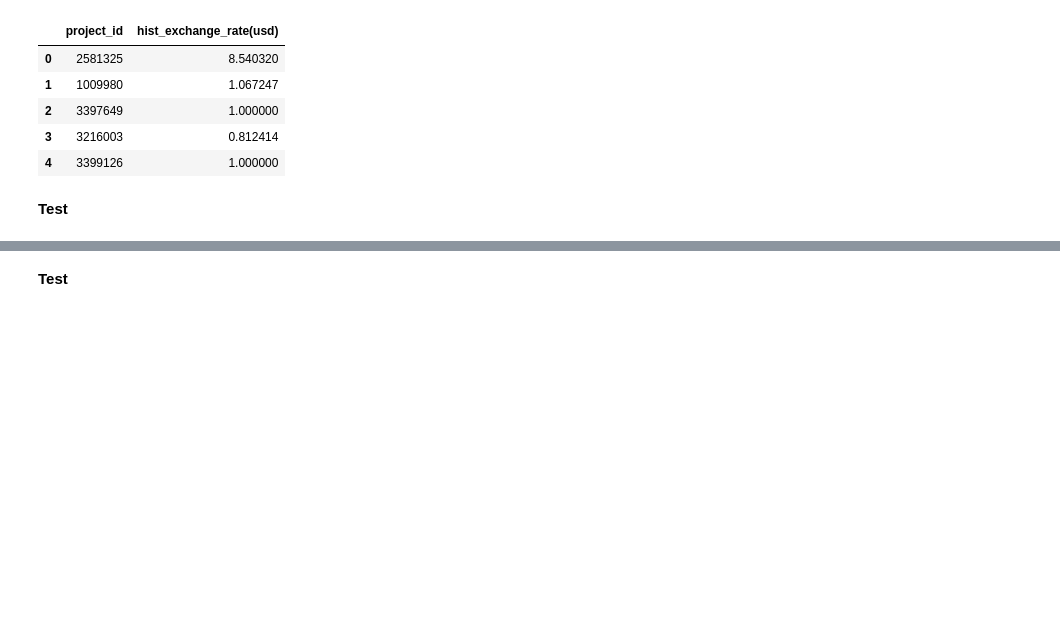
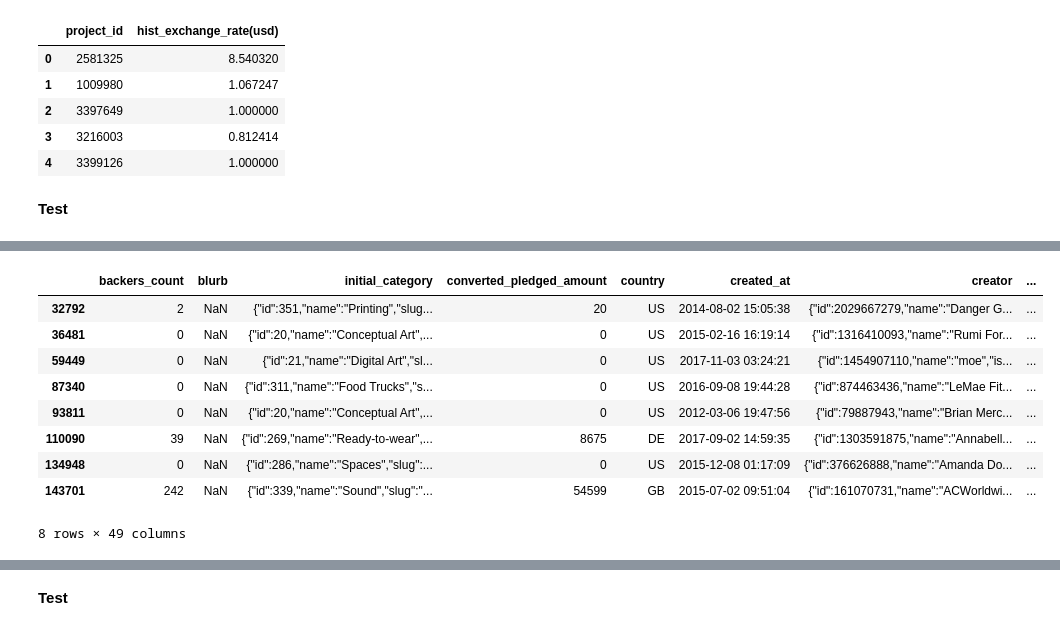
Before and after one commit to faymarie/crowdfunding-analysis, a Jupyter notebook: crowdfunding-analysis.ipynb, the cells around one changed output, grey strips where cells are left out. Saved outputs shown, nothing was run; the diff lists cells and outputs as text; code cells hidden in the pictures; blank space fills up the shorter version.

```diff
--- a/crowdfunding-analysis.ipynb
+++ b/crowdfunding-analysis.ipynb
@@ -1272,0 +1235,13 @@ kickstarter_clean[['country','state','city', 'displ_loc', 'location', 'url']]
+# %%
+kickstarter_clean[kickstarter_clean.blurb.isna()]
+# %% [output]
+|  | backers_count | blurb | initial_category | converted_pledged_amount | country | created_at | creator | ... |
+| 32792 | 2 | NaN | {"id":351,"name":"Printing","slug... | 20 | US | 2014-08-02 15:05:38 | {"id":2029667279,"name":"Danger G... | ... |
+| 36481 | 0 | NaN | {"id":20,"name":"Conceptual Art",... | 0 | US | 2015-02-16 16:19:14 | {"id":1316410093,"name":"Rumi For... | ... |
+| 59449 | 0 | NaN | {"id":21,"name":"Digital Art","sl... | 0 | US | 2017-11-03 03:24:21 | {"id":1454907110,"name":"moe","is... | ... |
+| 87340 | 0 | NaN | {"id":311,"name":"Food Trucks","s... | 0 | US | 2016-09-08 19:44:28 | {"id":874463436,"name":"LeMae Fit... | ... |
+| 93811 | 0 | NaN | {"id":20,"name":"Conceptual Art",... | 0 | US | 2012-03-06 19:47:56 | {"id":79887943,"name":"Brian Merc... | ... |
+| 110090 | 39 | NaN | {"id":269,"name":"Ready-to-wear",... | 8675 | DE | 2017-09-02 14:59:35 | {"id":1303591875,"name":"Annabell... | ... |
+| 134948 | 0 | NaN | {"id":286,"name":"Spaces","slug":... | 0 | US | 2015-12-08 01:17:09 | {"id":376626888,"name":"Amanda Do... | ... |
+| 143701 | 242 | NaN | {"id":339,"name":"Sound","slug":"... | 54599 | GB | 2015-07-02 09:51:04 | {"id":161070731,"name":"ACWorldwi... | ... |
+8 rows × 49 columns
```
Also changed, not shown: parts of 25 cells of this notebook.
